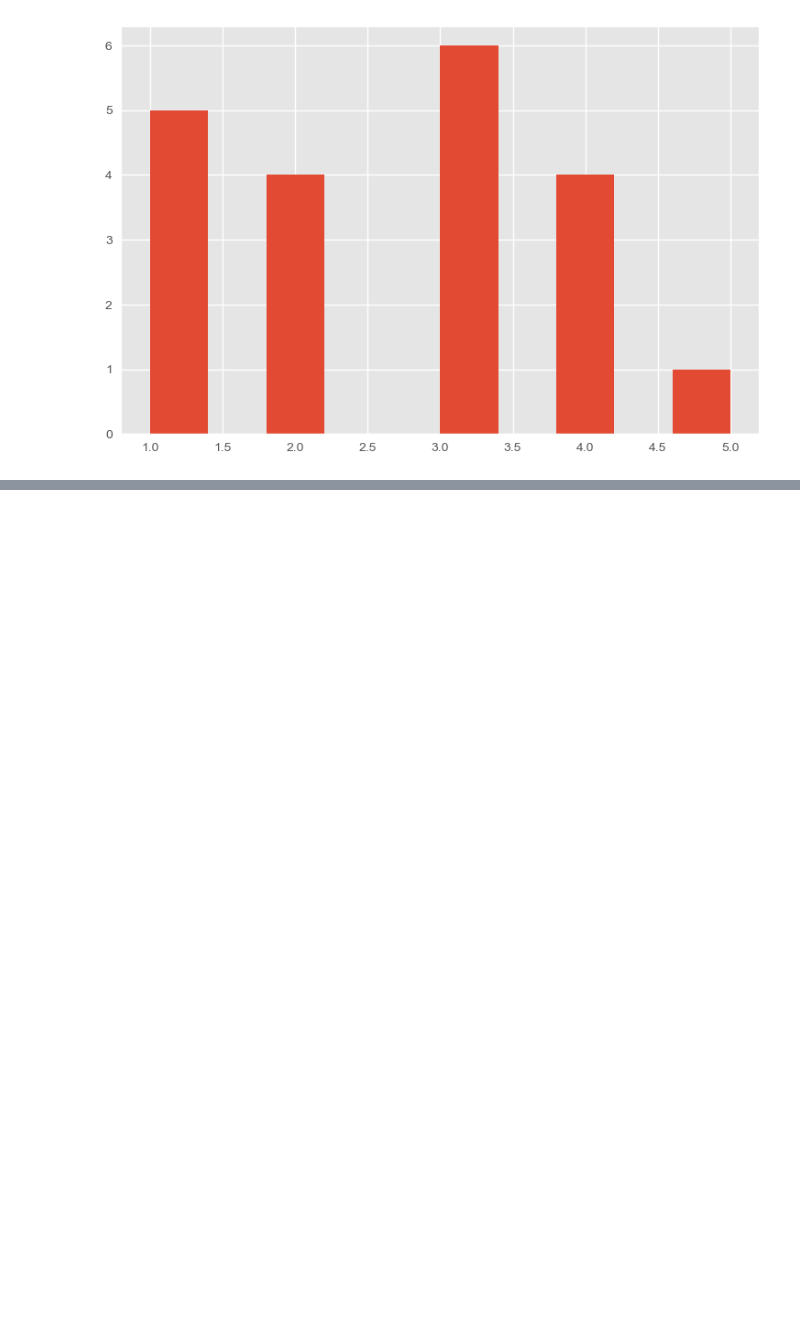
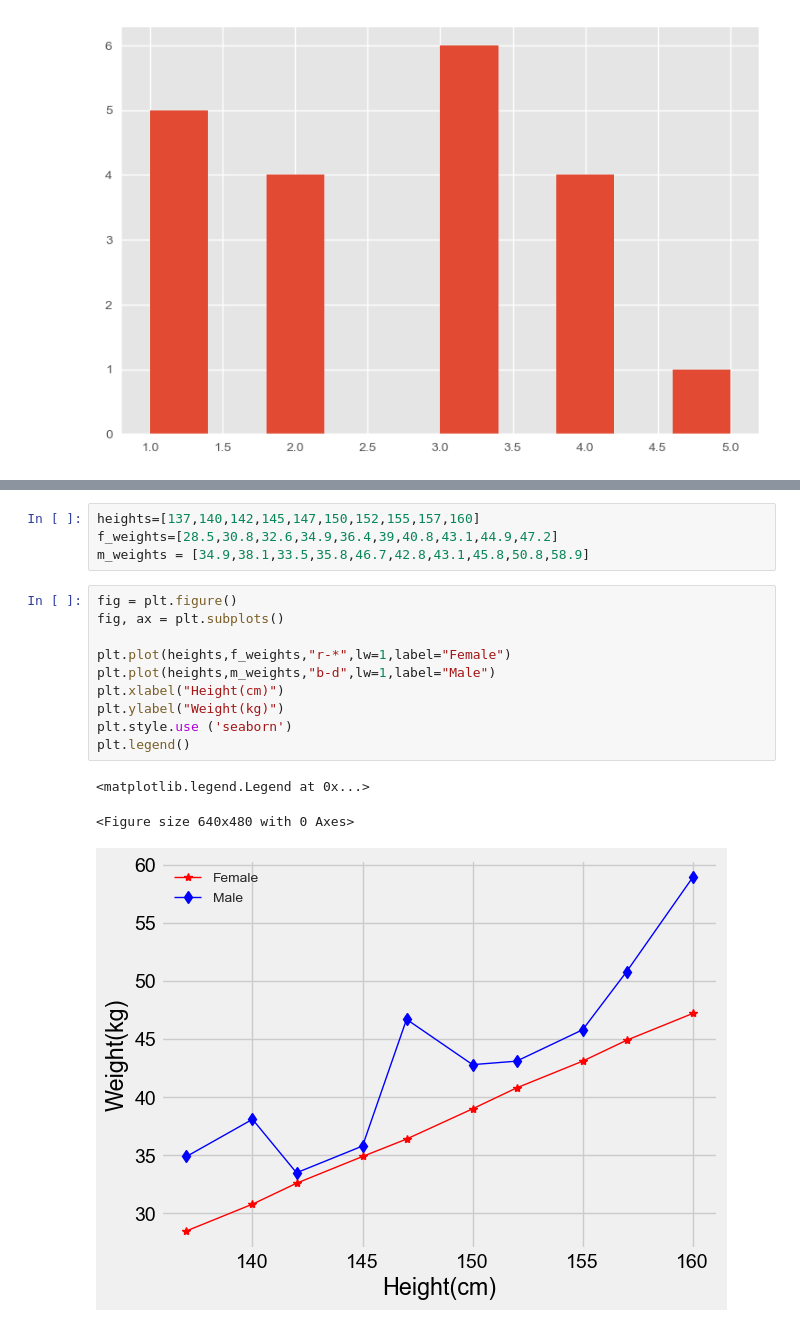
Before and after one commit to SungDaeH/python, a Jupyter notebook: 11강.ipynb, the cells around one changed output, grey strips where cells are left out. Cells and saved outputs as stored; diff of their text form; blank space fills up the shorter version.

```diff
--- a/11강.ipynb
+++ b/11강.ipynb
@@ -155,0 +215,18 @@ plt.hist(np.random.randn(100))
+# %%
+heights=[137,140,142,145,147,150,152,155,157,160]
+f_weights=[28.5,30.8,32.6,34.9,36.4,39,40.8,43.1,44.9,47.2]
+m_weights = [34.9,38.1,33.5,35.8,46.7,42.8,43.1,45.8,50.8,58.9]
+# %%
+fig = plt.figure()
+fig, ax = plt.subplots()
+
+plt.plot(heights,f_weights,"r-*",lw=1,label="Female")
+plt.plot(heights,m_weights,"b-d",lw=1,label="Male")
+plt.xlabel("Height(cm)")
+plt.ylabel("Weight(kg)")
+plt.style.use ('seaborn')
+plt.legend()
+# %% [output]
+<matplotlib.legend.Legend at 0x...>
+<Figure size 640x480 with 0 Axes>
+[figure, added]
```
Also changed, not shown: parts of 19 cells of this notebook.
